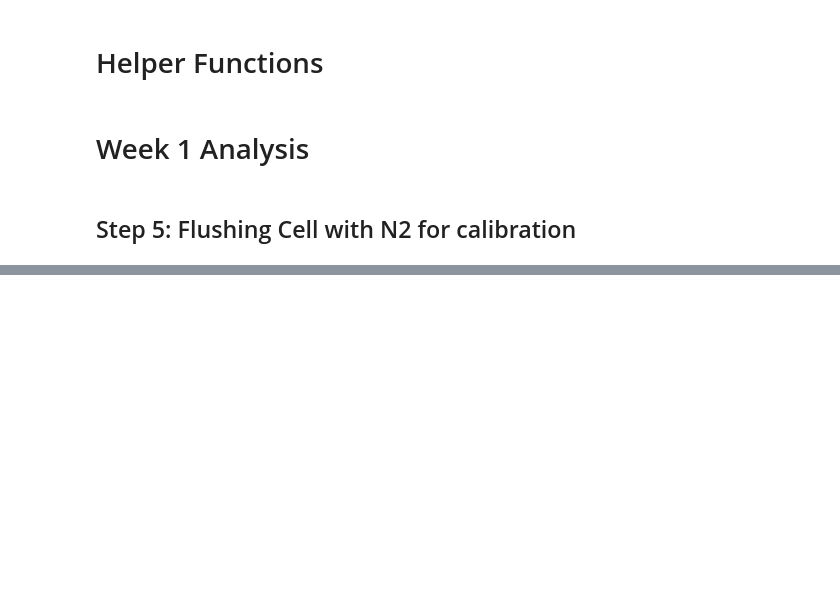
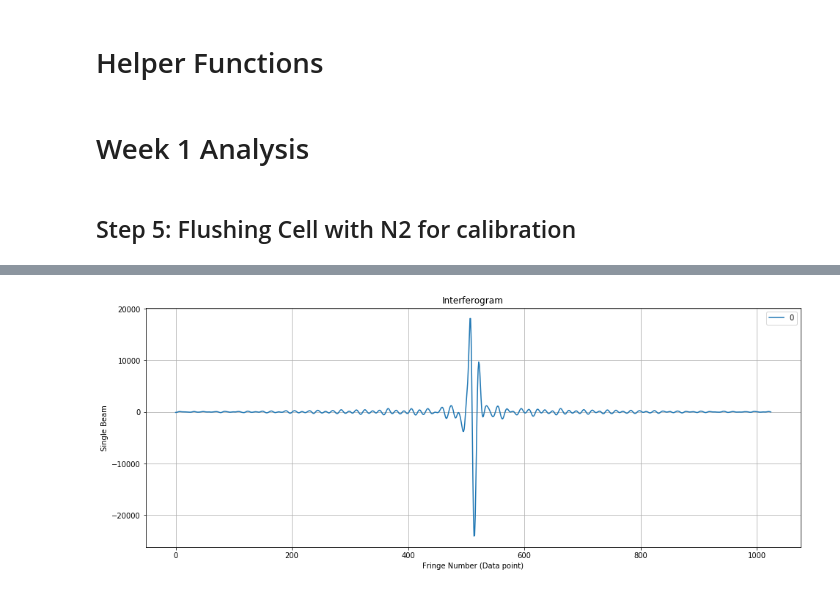
Before and after one commit to estherlin/enph352, a Jupyter notebook: data/lab1/analysis.ipynb, the cells around one changed output, grey strips where cells are left out. Drawn from its saved outputs; the diff is of its cells as text; code cells hidden in the pictures; blank space fills up the shorter version.

```diff
--- a/data/lab1/analysis.ipynb
+++ b/data/lab1/analysis.ipynb
@@ -127,0 +287,13 @@ plt.show()
+# %%
+# Raw data interferogram
+plt.figure()
+for i in range(0, curr.num_acq):
+    plt.plot(np.linspace(0, 2*curr.num_pts[i], num=2*curr.num_pts[i]), curr.raw_data[i], label=str(i))
+plt.grid(True)
+plt.xlabel("Fringe Number (Data point)")
+plt.ylabel("Single Beam")
+plt.title("Interferogram")
+plt.legend()
+plt.show()
+# %% [output]
+[figure, added]
```
Also changed, not shown: parts of 7 cells of this notebook, 20 other files.
